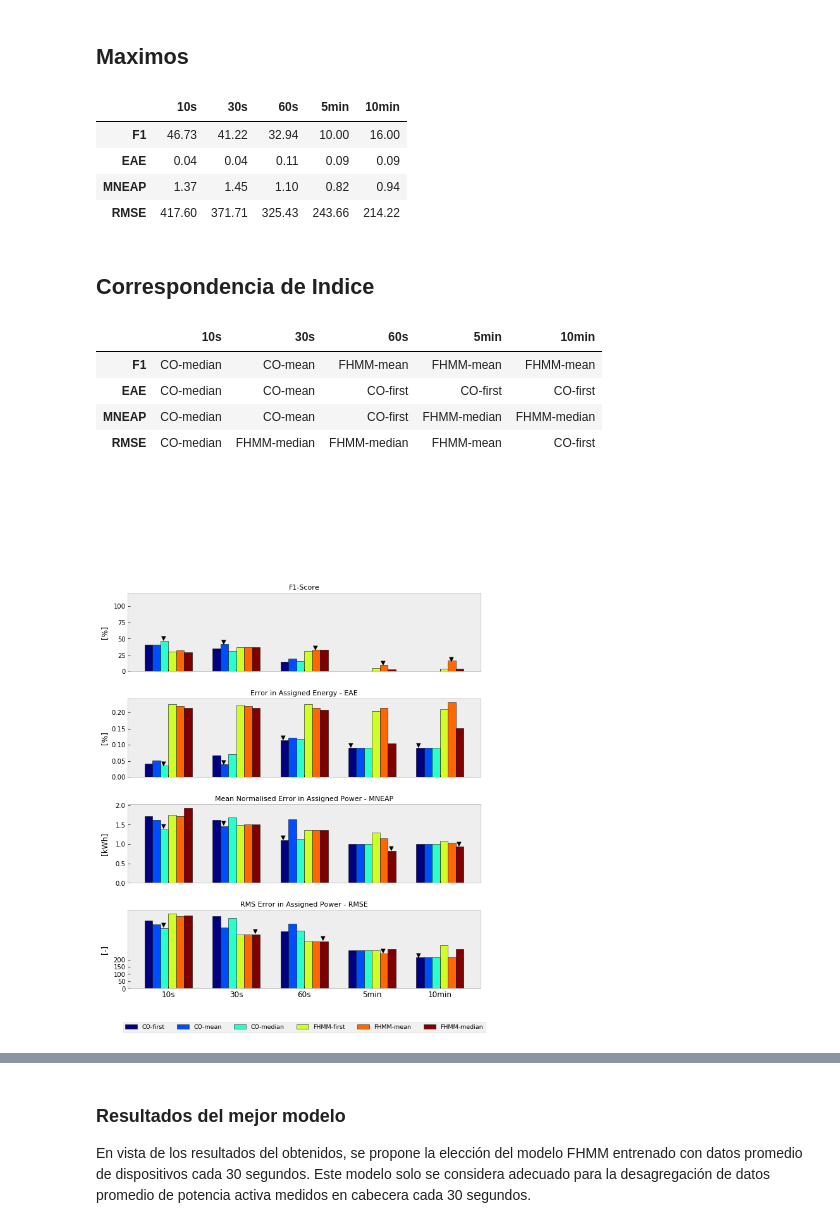
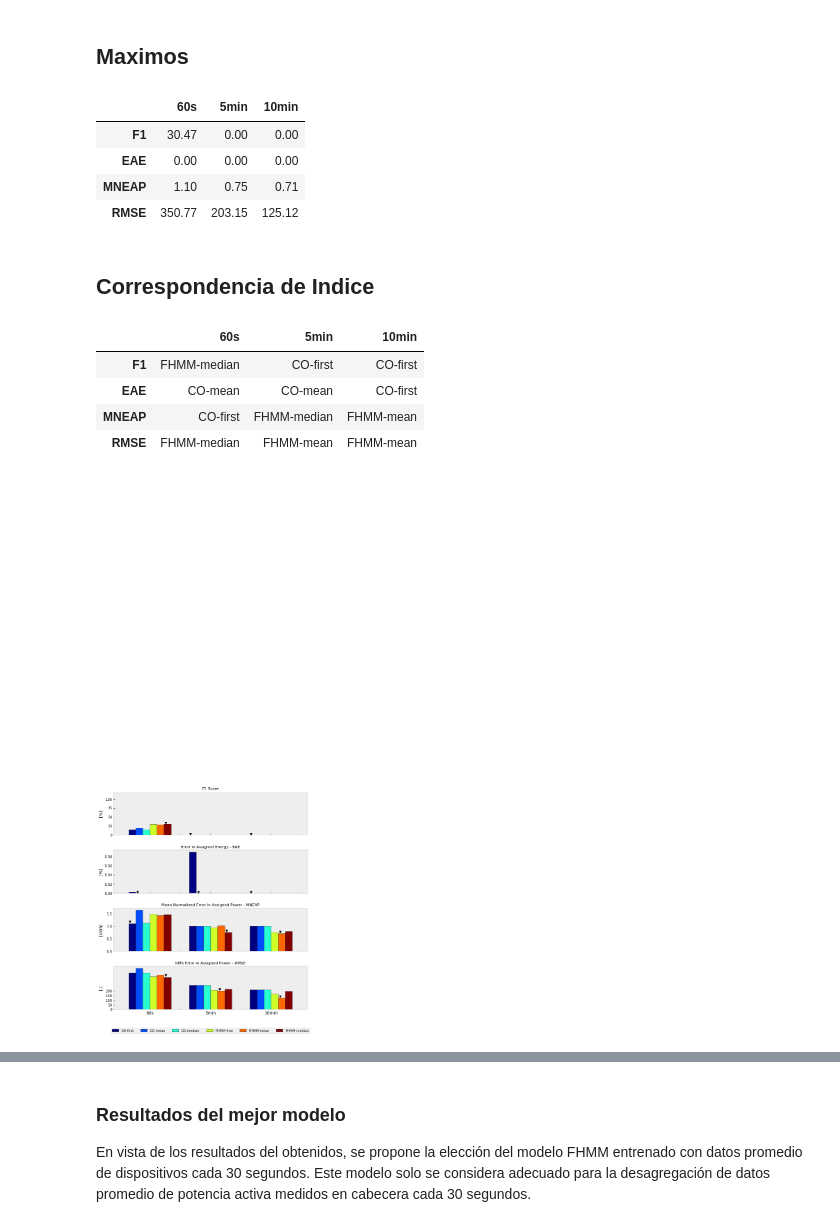
Before and after one commit to crn565/ozm10_appliances, a Jupyter notebook: 8.-METRICAS.ipynb, the cells around one changed output, grey strips where cells are left out. Saved outputs shown, nothing was run; the diff lists cells and outputs as text; code cells hidden in the pictures.

```diff
--- a/8.-METRICAS.ipynb
+++ b/8.-METRICAS.ipynb
@@ -44,6 +44,7 @@ labels = pd.DataFrame({'Instances': list(range(1,12)),
 #Set para validación
 valid = DataSet('dsual.h5')
 valid.set_window(start="2023-03-07 12:10:38", end="2023-03-07 12:41:26")
+
 valid_elec = valid.buildings[1].elec
 
 print('Medidor de cabecera para desagregación:')
@@ -64,8 +65,14 @@ met = []
 e = []
 
 
-dataset=DataSet(data_dir+'NILM/Results/CO_30s_mean_pred.h5')
-
+#dataset=DataSet(data_dir+'NILM/Results/FHMM_60s_mean_pred.h5')
+#Electric furnace	Microwave	Television	Kettle	Vacuum cleaner	Electric space heater	Electric shower heater	Fan	Fridge	Freezer
+#F1	0.229	0.000	0.556	0.154	0.176	0.176	0.200	0.621	0.370	0.410
+#dataset=DataSet(data_dir+'NILM/Results/FHMM_60s_median_pred.h5')
+#	0.229	0.062	0.588	0.121	0.176	0.176	0.154	0.538	0.591	0.410
+dataset=DataSet(data_dir+'NILM/Results/FHMM_60s_first_pred.h5')
+#Electric furnace	Microwave	Television	Kettle	Vacuum cleaner	Electric space heater	Electric shower heater	Fan	Fridge	Freezer
+#F1	0.229	0.062	0.606	0.121	0.176	0.176	0.143	0.519	0.591	0.410
 
 
 predictions=dataset.buildings[1].elec.submeters()
@@ -123,7 +130,7 @@ Done!
 # %% [markdown]
 Carga de datos de predicciones y GT en memoria
 # %%
-gt=valid_elec.dataframe_of_meters(ac_type='active', sample_period=30, resample_kwargs={'how':'first'})
+gt=valid_elec.dataframe_of_meters(ac_type='active', sample_period=60, resample_kwargs={'how':'mean'})
 
 
 labels = pd.DataFrame({'Instances': list(range(1,12)),
@@ -138,11 +145,11 @@ for x in range(len(labels)): Meters[valid_elec[x+1]]=labels['Meters'][x]
 
 
 #resultados de predicción modelo CO 30s
-CO_30s_mean=DataSet(data_dir+'NILM/Results/CO_30s_mean_pred.h5')
+CO_30s_mean=DataSet(data_dir+'NILM/Results/CO_60s_first_pred.h5')
 elec_CO_30s_mean=CO_30s_mean.buildings[1].elec
 
 #resultados de predicción modelo FHMM 30s
-FHMM_30s_mean=DataSet(data_dir+'NILM/Results/FHMM_30s_mean_pred.h5')
+FHMM_30s_mean=DataSet(data_dir+'NILM/Results/FHMM_60s_first_pred.h5')
 elec_FHMM_30s_mean= FHMM_30s_mean.buildings[1].elec
 
 
@@ -532,7 +539,7 @@ round(pd.DataFrame(metrics.loc['RMSE']).transpose(),1)
 # %%
 from nilmtk.metrics import fraction_energy_assigned_correctly, f1_score, error_in_assigned_energy
 from nilmtk.metrics import mean_normalized_error_power, rms_error_power
-periods = {'10s':10 , '30s':30, '60s':60, '5min':60*5, '10min':60*10}
+periods = { '60s':60, '5min':60*5, '10min':60*10}
 
 dir_predictions = data_dir +'NILM/Results/'
 m = {}
@@ -604,26 +611,26 @@ m_mean = {}
 
 cols=['F1','EAE','MNEAP','RMSE']
 labels=['CO-first', 'CO-mean', 'CO-median', 'FHMM-first', 'FHMM-mean' ,'FHMM-median']
-per=['10s','30s','60s','5min','10min']
+per=['60s','5min','10min']
 
 for c in cols:
     m_mean[c] = pd.DataFrame([#CO FIRST
-                             [m['10s'][0][c].mean(),m['30s'][0][c].mean(),m['60s'][0][c].mean(),
+                             [m['60s'][0][c].mean(),
                               m['5min'][0][c].mean(),m['10min'][0][c].mean()],
                               #CO MEAN
-                             [m['10s'][2][c].mean(),m['30s'][2][c].mean(),m['60s'][2][c].mean(),
+                             [m['60s'][2][c].mean(),
                               m['5min'][2][c].mean(),m['10min'][2][c].mean()],
                               #CO MEDIAN
-                             [m['10s'][4][c].mean(),m['30s'][4][c].mean(),m['60s'][4][c].mean(),
+                             [m['60s'][4][c].mean(),
                               m['5min'][4][c].mean(),m['10min'][4][c].mean()],
                              #FHMM FIRST
-                             [m['10s'][1][c].mean(),m['30s'][1][c].mean(),m['60s'][1][c].mean(),
+                             [m['60s'][1][c].mean(),
                              m['5min'][1][c].mean(),m['10min'][1][c].mean()],
                              #FHMM MEAN
-                             [m['10s'][3][c].mean(),m['30s'][3][c].mean(),m['60s'][3][c].mean(),
+                             [m['60s'][3][c].mean(),
                               m['5min'][3][c].mean(),m['10min'][3][c].mean()],
                              #FHMM MEDIAN
-                             [m['10s'][5][c].mean(),m['30s'][5][c].mean(),m['60s'][5][c].mean(),
+                             [m['60s'][5][c].mean(),
                               m['5min'][5][c].mean(),m['10min'][5][c].mean()]],columns=per, index=labels).transpose()
 m_mean
 # %% [output]
@@ -657,11 +663,11 @@ maxs.columns=cols
 maxs = maxs.transpose()
 round(maxs,2)
 # %% [output]
-|  | 10s | 30s | 60s | 5min | 10min |
-| F1 | 46.73 | 41.22 | 32.94 | 10.00 | 16.00 |
-| EAE | 0.04 | 0.04 | 0.11 | 0.09 | 0.09 |
-| MNEAP | 1.37 | 1.45 | 1.10 | 0.82 | 0.94 |
-| RMSE | 417.60 | 371.71 | 325.43 | 243.66 | 214.22 |
+|  | 60s | 5min | 10min |
+| F1 | 30.47 | 0.00 | 0.00 |
+| EAE | 0.00 | 0.00 | 0.00 |
+| MNEAP | 1.10 | 0.75 | 0.71 |
+| RMSE | 350.77 | 203.15 | 125.12 |
 # %% [markdown]
 ## Correspondencia de Indice
 # %%
@@ -675,17 +681,17 @@ maxs_i.columns=cols
 maxs_i = maxs_i.transpose()
 maxs_i
 # %% [output]
-|  | 10s | 30s | 60s | 5min | 10min |
-| F1 | CO-median | CO-mean | FHMM-mean | FHMM-mean | FHMM-mean |
-| EAE | CO-median | CO-mean | CO-first | CO-first | CO-first |
-| MNEAP | CO-median | CO-mean | CO-first | FHMM-median | FHMM-median |
-| RMSE | CO-median | FHMM-median | FHMM-median | FHMM-mean | CO-first |
+|  | 60s | 5min | 10min |
+| F1 | FHMM-median | CO-first | CO-first |
+| EAE | CO-mean | CO-mean | CO-first |
+| MNEAP | CO-first | FHMM-median | FHMM-mean |
+| RMSE | FHMM-median | FHMM-mean | FHMM-mean |
 # %%
 rcParams['figure.figsize'] = (10, 11.5)
 fig, (ax2,ax3,ax4,ax5) = plt.subplots(4, 1, sharex=True, gridspec_kw={'hspace': 0.35})
 cols=['F1','EAE','MNEAP','RMSE']
 ylabels=['[%]','[%]','[kWh]','[-]','[W]']
-per=['10s','30s','60s','5min','10min']
+per=['60s','5min','10min']
 
 labels={'CO-first':-0.35, 'CO-mean':-0.22, 'CO-median':-0.11, 'FHMM-first':0.01, 'FHMM-mean':0.13 ,'FHMM-median':0.245}
 
@@ -699,34 +705,34 @@ for ax in fig.get_axes():
         ax.annotate("▼", xy=(labels[maxs_i[p][cols[c]]]+x, maxs[p][cols[c]]+maxs[p][cols[c]]*0.03))
         x+=1
     c+=1
 
 ax5.set_xticklabels(labels=per, rotation=0, fontdict={'fontsize':12})
 fig.align_ylabels([(ax2,ax3,ax4,ax5)])
 ax2.set(ylim=(0,120))
 ax2.set_yticks([0,25,50,75,100])
 
 ax5.set_yticks([0,50,100,150,200])
 
 ax2.set_title('F1-Score', fontsize=11, loc='center')
 ax3.set_title('Error in Assigned Energy - EAE', fontsize=11, loc='center')
 ax4.set_title('Mean Normalised Error in Assigned Power - MNEAP', fontsize=11, loc='center')
 ax5.set_title('RMS Error in Assigned Power - RMSE', fontsize=11, loc='center')
 lgd = ax5.legend(labels.keys(), loc='lower center', ncol=6, bbox_to_anchor=(0.5, -0.6),fontsize=9.5)
 
 
 #ax2.annotate("90.5%", xy=(0.68, 98)); #30s FHMM-mean
 #ax3.annotate("0.19", xy=(6.22, 1.4)); #30min FHMM-median
 ax3.annotate("kWh", xy=(6.22, 0.9)); #30min FHMM-median
 #ax4.annotate("0.24", xy=(6.22, 0.7)); #30min FHMM-median
 #ax5.annotate("41.5", xy=(6.22, 120)); #30min FHMM-median
 ax5.annotate("   W", xy=(6.22, 90)); #30min FHMM-median
 
 
 plt.savefig('./data/images/5.7_All_metrics.svg', bbox_inches='tight', transparent=True)
 
 pass
 # %% [output]
-[figure, old version]
+[figure, new version]
 # %%
 rcParams['figure.figsize'] = (10, 8)
 
```
Also changed, not shown: parts of 23 cells of this notebook, 3 other files.
